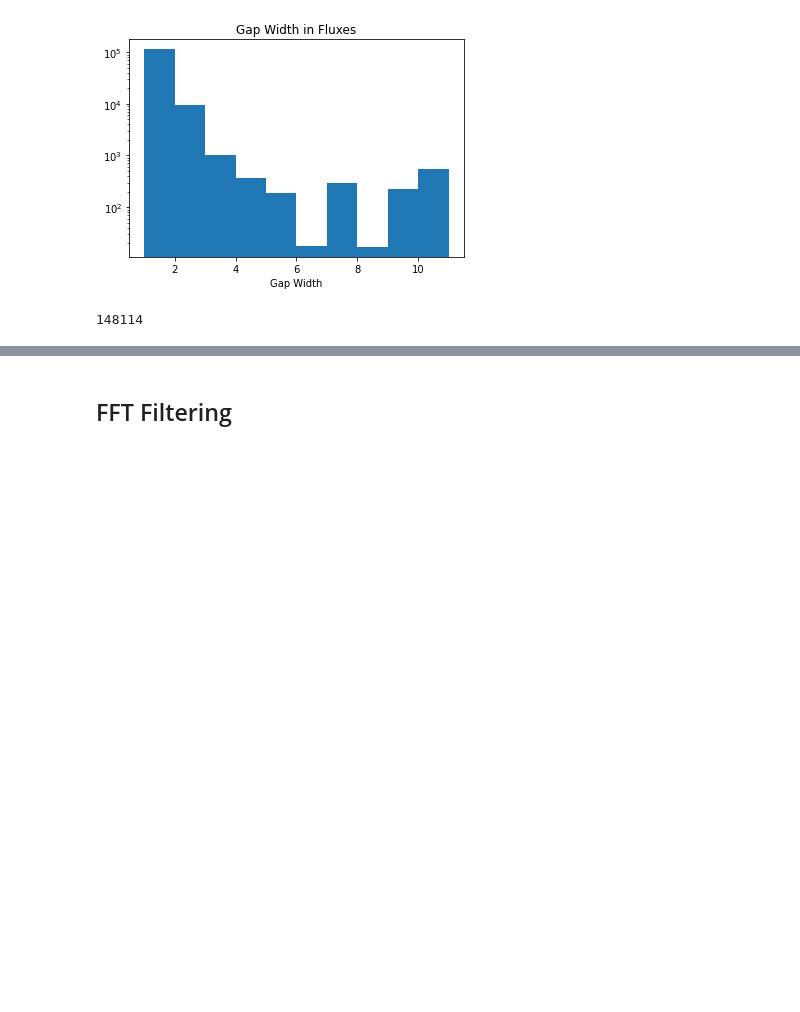
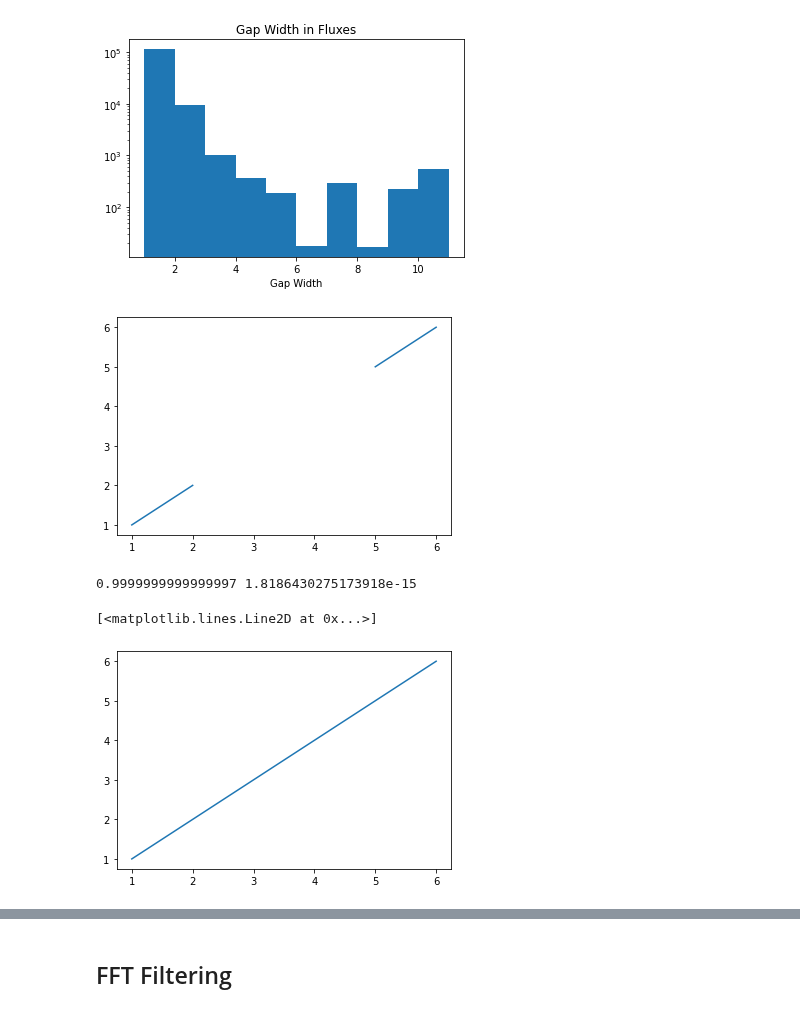
Before and after one commit to RileyWClarke/BiancoGroup, a Jupyter notebook: Notebooks/fftfilter2.ipynb, the cells around one changed output, grey strips where cells are left out. Saved outputs shown, nothing was run; the diff lists cells and outputs as text; code cells hidden in the pictures; blank space fills up the shorter version.

```diff
--- a/Notebooks/fftfilter2.ipynb
+++ b/Notebooks/fftfilter2.ipynb
@@ -298,7 +272,3 @@ plt.title('Gap Width in Fluxes')
 plt.savefig('nanhist', dpi=200)
 # %% [output]
 [figure]
-# %%
-len(nan_inds)
-# %% [output]
-148114
@@ -308,0 +275,18 @@ for flux in fluxes:
+# %%
+x = [1,2,3,4,5,6]
+y = [1,2,np.nan,np.nan,5,6]
+plt.plot(x,y)
+plt.show()
+
+a, b = np.polyfit((x[1], x[4]), (y[1], y[4]) , 1)
+print(a,b)
+ynew = a * np.array(x[2:4]) + b
+
+y[2:4] = ynew
+
+plt.plot(x,y)
+# %% [output]
+[figure, added]
+0.9999999999999997 1.8186430275173918e-15
+[<matplotlib.lines.Line2D at 0x...>]
+[figure, added]
```
Also changed, not shown: parts of 7 cells of this notebook.
